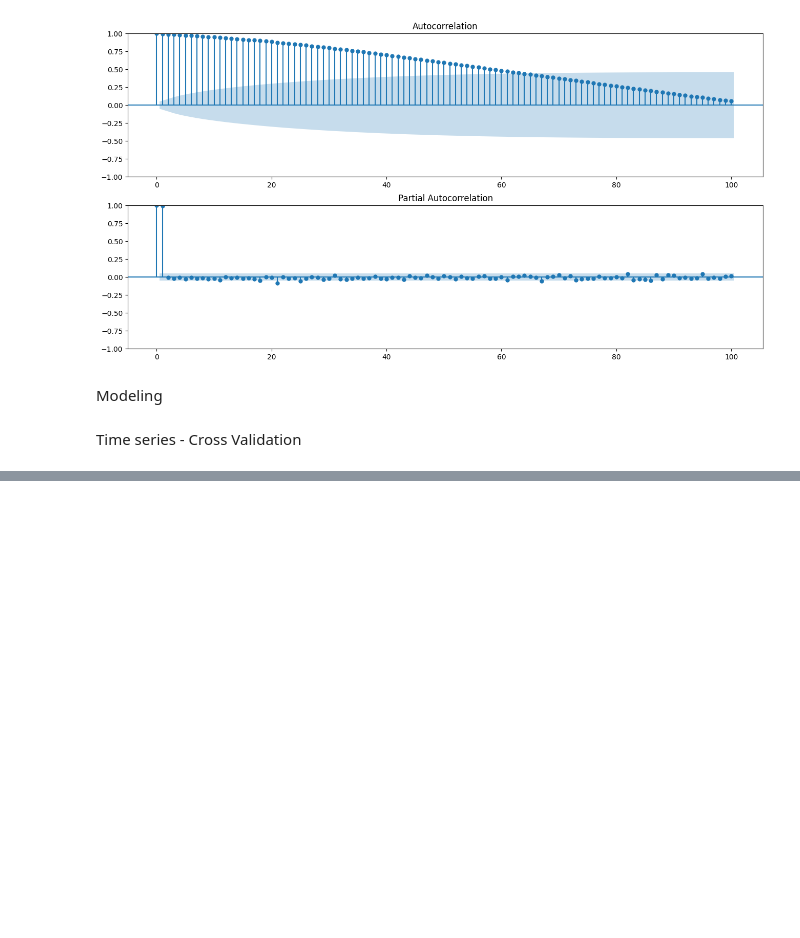
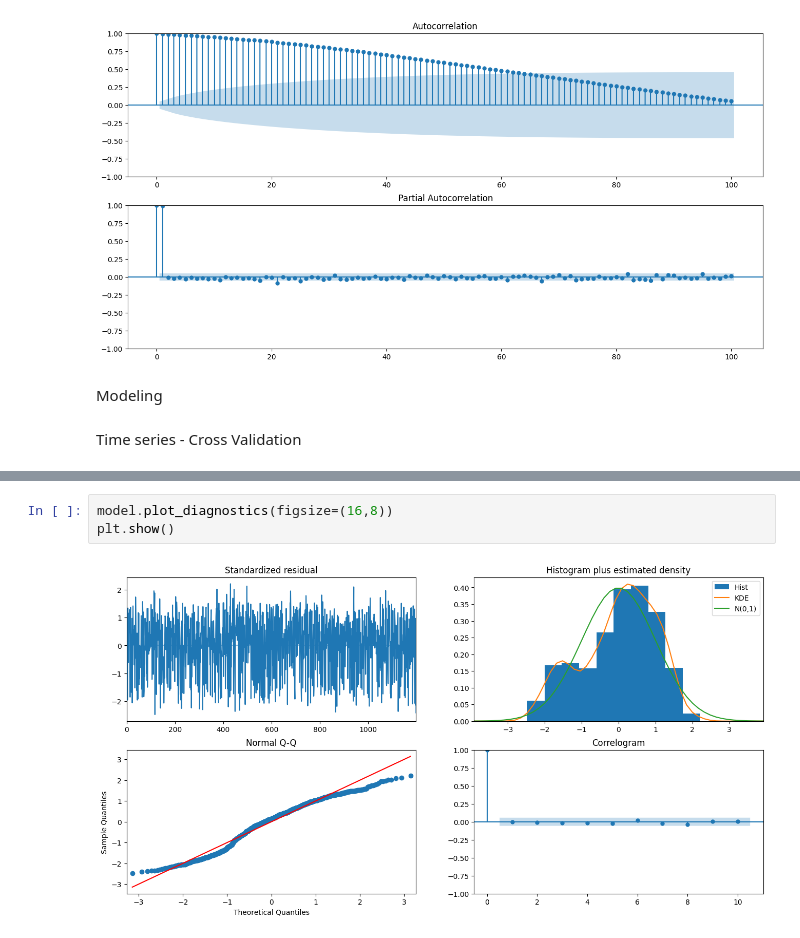
Before and after one commit to Munchkinland/Time-Series-Acea-Smart-Water-Analytics-, a Jupyter notebook: src/explore.ipynb, the cells around one changed output, grey strips where cells are left out. Saved outputs shown, nothing was run; the diff lists cells and outputs as text; blank space fills up the shorter version.

```diff
--- a/src/explore.ipynb
+++ b/src/explore.ipynb
@@ -815,0 +943,5 @@ memory usage: 127.6 KB
+# %%
+model.plot_diagnostics(figsize=(16,8))
+plt.show()
+# %% [output]
+[figure, added]
```
Also changed, not shown: parts of 19 cells of this notebook, 3 other files.
